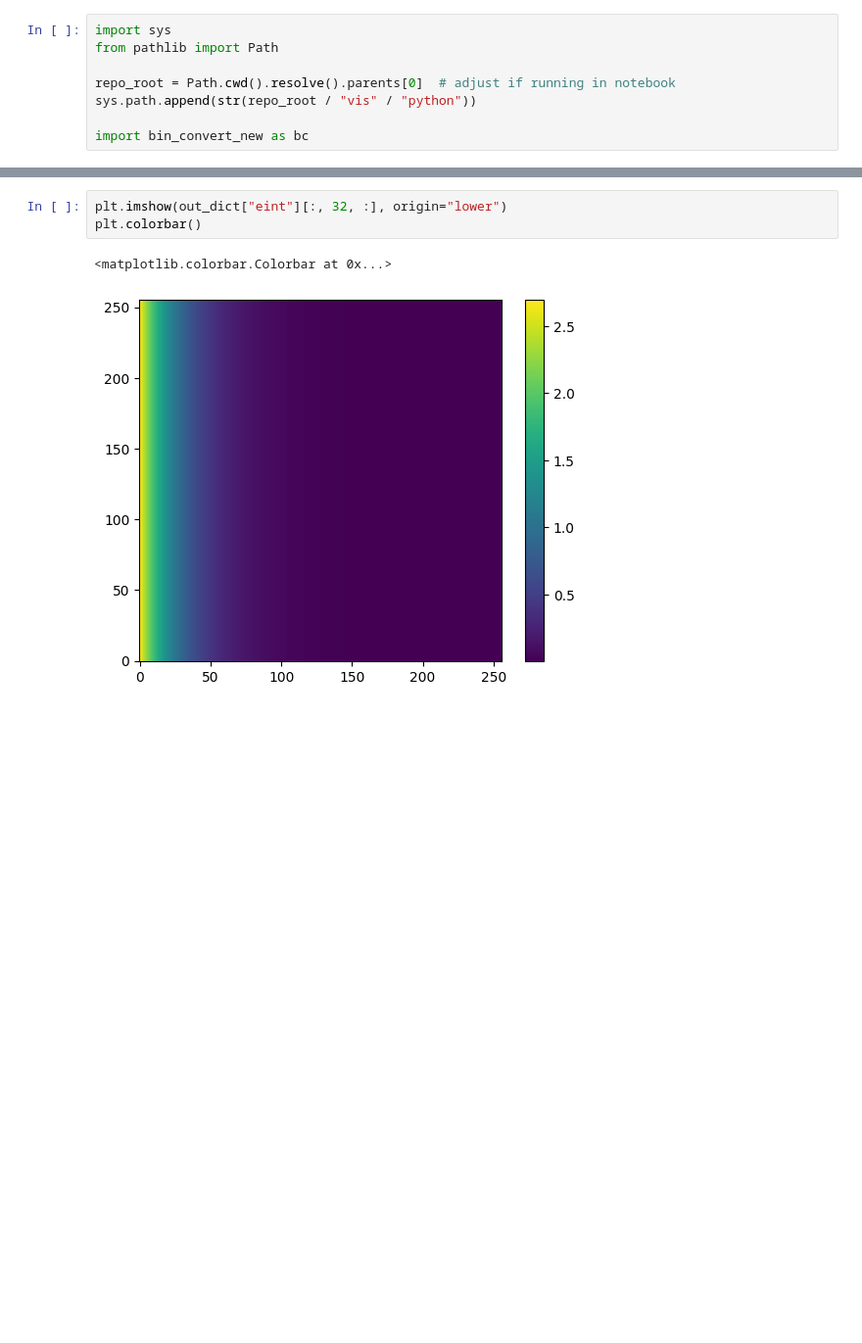
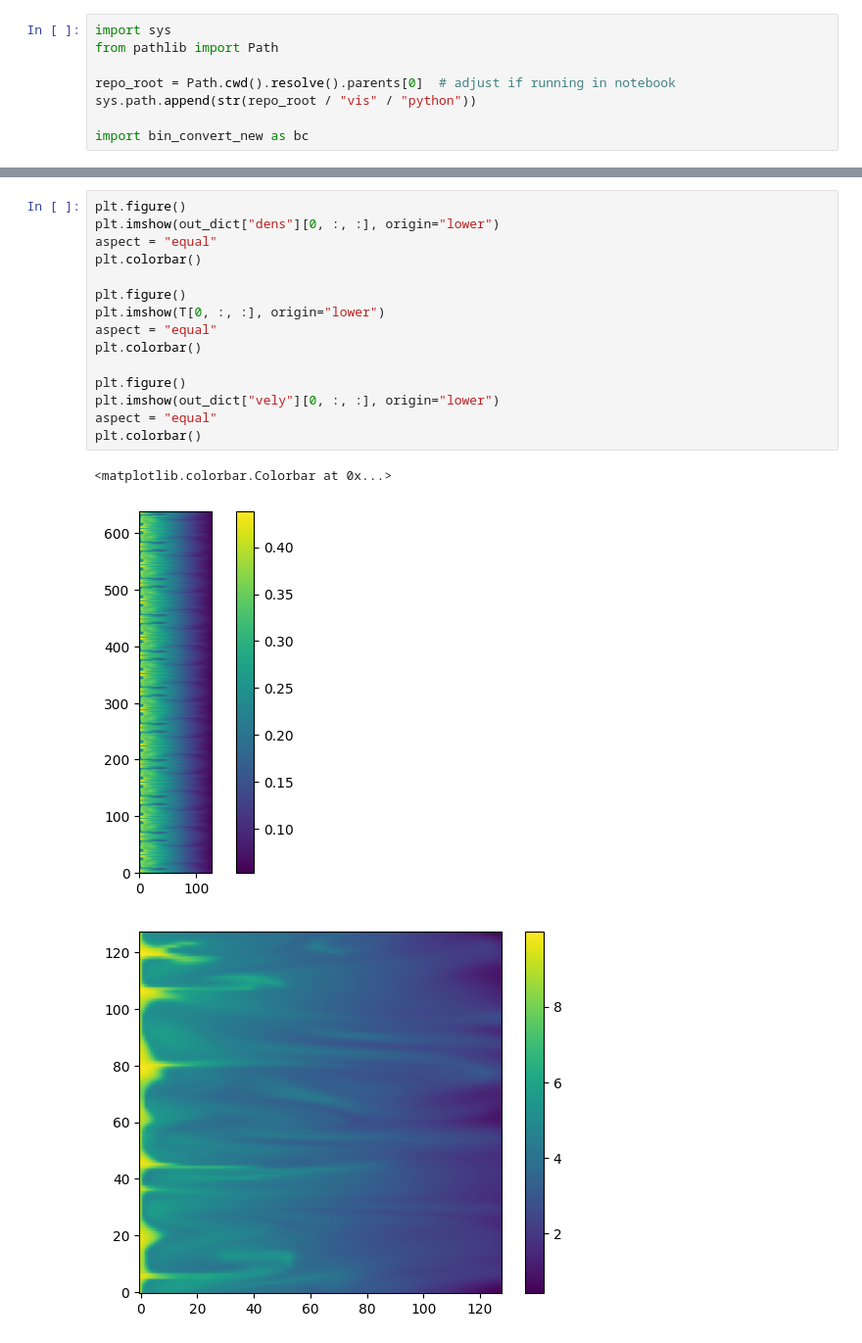
Before and after one commit to HiteshKishoreDas/athenak_nyu, a Jupyter notebook: turb_test/playground.ipynb, the cells around one changed output, grey strips where cells are left out. Shown at 98% size. Drawn from its saved outputs; the diff is of its cells as text; blank space fills up the shorter version.

```diff
--- a/turb_test/playground.ipynb
+++ b/turb_test/playground.ipynb
@@ -43,6 +56,19 @@ plt.hist(np.log10(out_dict["dens"]).flatten(), bins=50, log=True)
 # %%
-plt.imshow(out_dict["eint"][:, 32, :], origin="lower")
+plt.figure()
+plt.imshow(out_dict["dens"][0, :, :], origin="lower")
+aspect = "equal"
 plt.colorbar()
+
+plt.figure()
+plt.imshow(T[0, :, :], origin="lower")
+aspect = "equal"
+plt.colorbar()
+
+plt.figure()
+plt.imshow(out_dict["vely"][0, :, :], origin="lower")
+aspect = "equal"
+plt.colorbar()
 # %% [output]
 <matplotlib.colorbar.Colorbar at 0x...>
-[figure, old version]
+[figure, new version]
+[figure, added]
```
Also changed, not shown: parts of 6 cells of this notebook.
